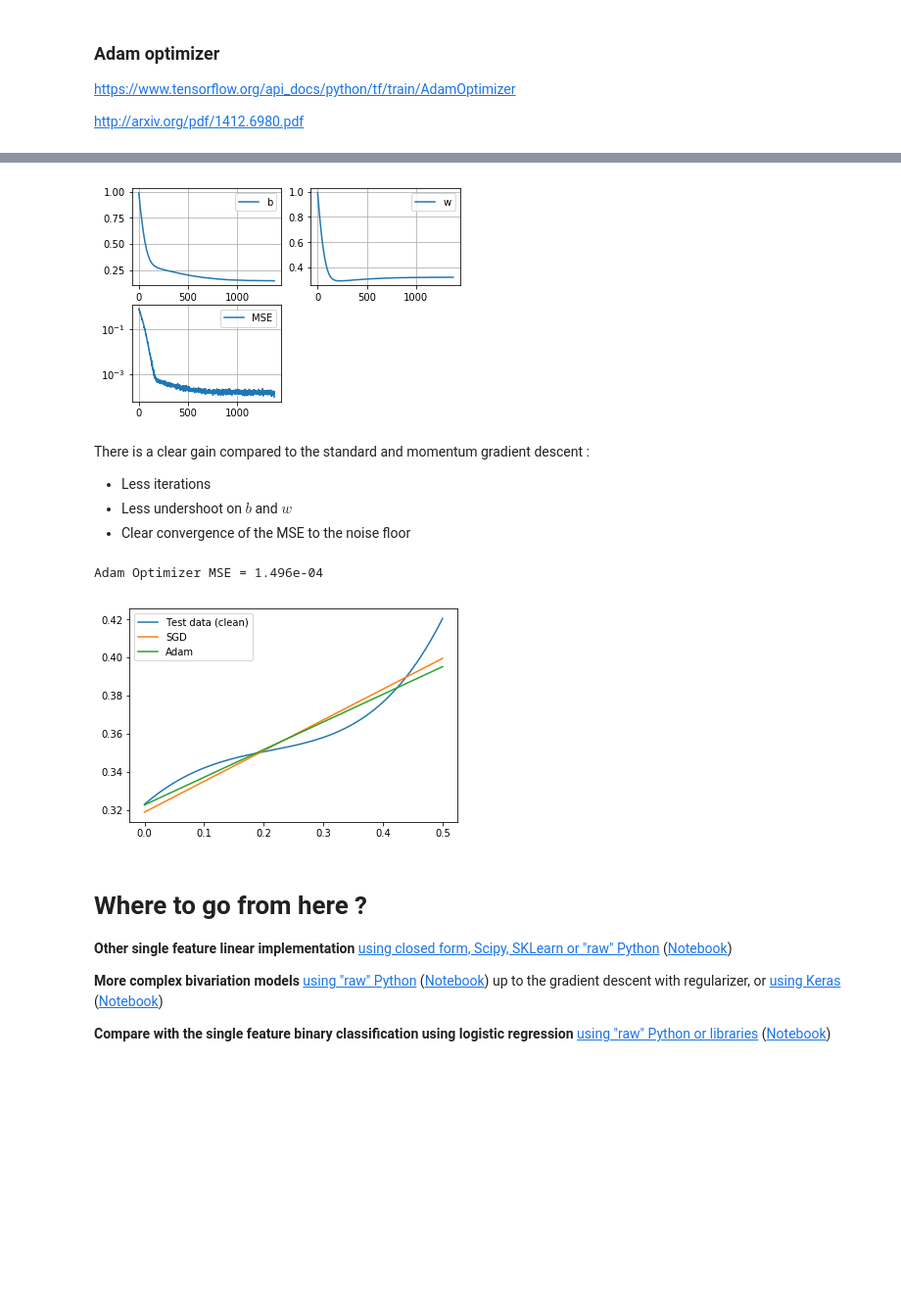
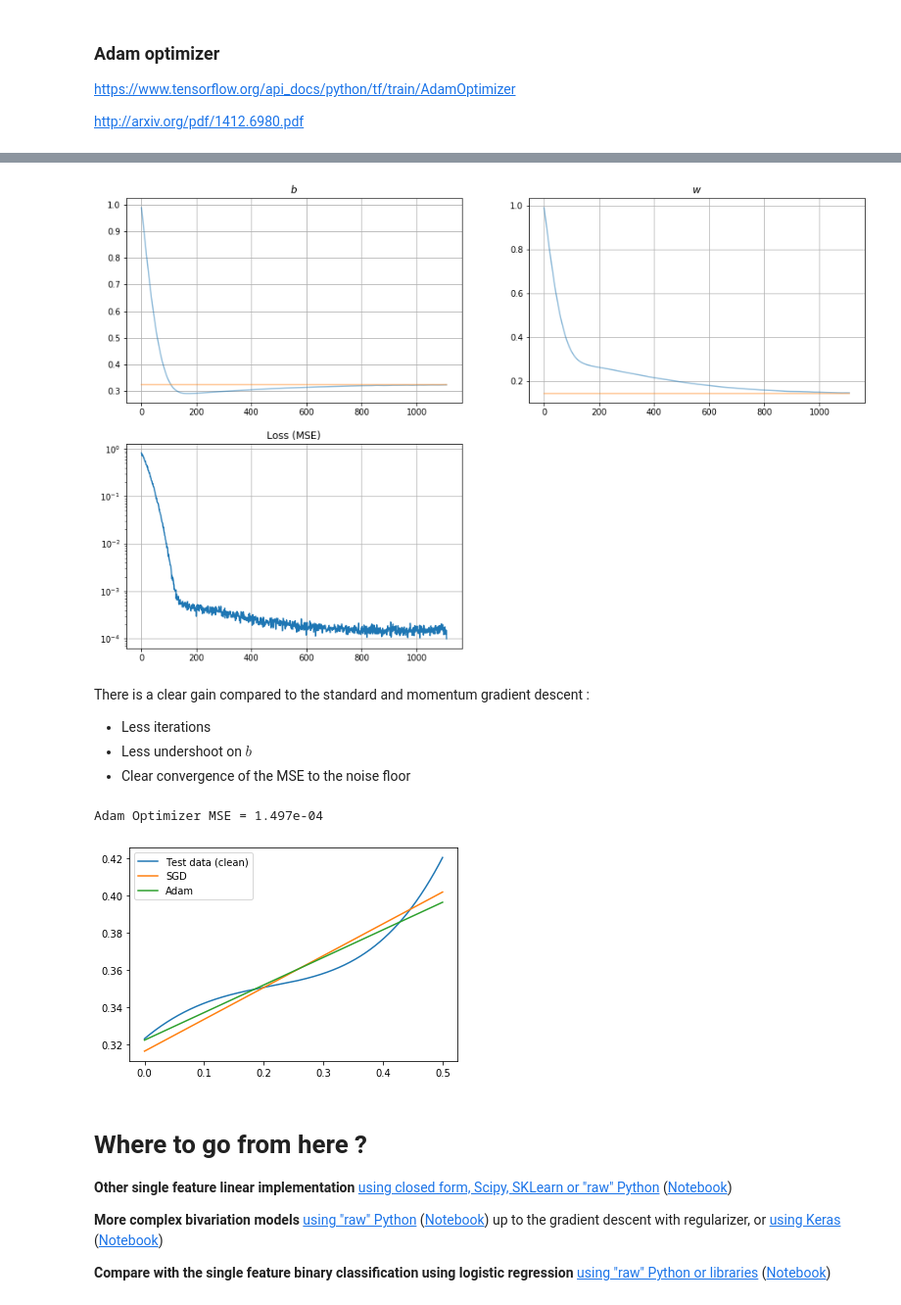
Before and after one commit to tonio73/data-science, a Jupyter notebook: linear/LinearRegressionUnivariate-TensorFlow.ipynb, the cells around one changed output, grey strips where cells are left out. Shown at 98% size. Saved outputs shown, nothing was run; the diff lists cells and outputs as text; code cells hidden in the pictures; blank space fills up the shorter version.

```diff
--- a/linear/LinearRegressionUnivariate-TensorFlow.ipynb
+++ b/linear/LinearRegressionUnivariate-TensorFlow.ipynb
@@ -115,18 +165,2 @@ Gradient Optimizer MSE = 1.550e-04
 # %% [markdown]
 ## Moment optimizer
-# %%
-# Moment optimizer
-train2 = tf.train.MomentumOptimizer(0.05, 0.5).minimize(Error)
-# Initialize values, create a session and run the model
-model = tf.global_variables_initializer()
-mse = 1
-wLearn = [];
-with tf.Session() as session:
-    session.run(model)
-    while mse > 1e-4:
-        (x_, y_, yClean) = generateBatch(nBatch, True)
-        _, mse, w, b = session.run([train2, Error, W, B], feed_dict={X: x_, Y: y_})
-        wLearn.append((w, b, mse))
-
-    print("Predicted model: {a:.3f} x + {b:.3f}, num iteration={c}".format(a=w, b=b, c=len(wLearn)))
-df2 = pandas.DataFrame(wLearn, columns = ('b', 'w', 'MSE'))
@@ -163,19 +225,3 @@ Moment Optimizer MSE = 1.499e-04
 https://www.tensorflow.org/api_docs/python/tf/train/AdamOptimizer
 
 http://arxiv.org/pdf/1412.6980.pdf
-# %%
-# The Gradient Descent Optimizer does the heavy lifting
-train3 = tf.train.AdamOptimizer(0.01, 0.1).minimize(Error)
-# Initialize values, create a session and run the model
-model = tf.global_variables_initializer()
-mse = 1
-wLearn = [];
-with tf.Session() as session:
-    session.run(model)
-    while mse > 1e-4:
-        (x_, y_, yClean) = generateBatch(nBatch, True)
-        _, mse, w, b = session.run([train3, Error, W, B], feed_dict={X: x_, Y: y_})
-        wLearn.append((w, b, mse))
-
-    print("Predicted model: {a:.3f} x + {b:.3f}, num iteration={c}".format(a=w, b=b, c=len(wLearn)))
-df3 = pandas.DataFrame(wLearn, columns = ('b', 'w', 'MSE'))
@@ -184,33 +263,28 @@ Predicted model: 0.145 x + 0.323, num iteration=1379
 # %%
-plt.subplot(2,2,1)
-plt.plot(df3['b'])
-plt.grid()
-plt.legend();
-plt.subplot(2,2,2)
-plt.plot(df3['w'])
-plt.grid()
-plt.legend();
+fig = plt.figure(figsize=(16,10))
+plotToRef('$b$', 2, 2, 1, bRef, df3['b'])
+plotToRef('$w$', 2, 2, 2, wRef, df3['w'])
 plt.subplot(2,2,3)
 plt.semilogy(df3['MSE'])
 plt.grid()
-plt.legend();
+plt.title(('Loss (MSE)'));
 # %% [output]
-[figure, old version]
+[figure, new version]
 # %% [markdown]
 There is a clear gain compared to the standard and momentum gradient descent :
 - Less iterations
-- Less undershoot on $b$ and $w$
+- Less undershoot on $b$
 - Clear convergence of the MSE to the noise floor
 # %%
 yEst3 = w * xTest + b
 # %%
 plt.plot(xTest, yTestClean1, xTest, yEst1, xTest, yEst3);
-plt.legend(('Test data (clean)', 'SGD', 'Adam'))
+plt.legend(('Test data (clean)', 'SGD', 'Adam'), loc='upper left')
 mse3 = metrics.mean_squared_error(yTest1, yEst3)
 print('Adam Optimizer MSE = {:.3e}'.format(mse3));
 # %% [output]
-Adam Optimizer MSE = 1.496e-04
+Adam Optimizer MSE = 1.497e-04
-[figure, old version]
+[figure, new version]
 # %% [markdown]
 # Where to go from here ?
 
```
Also changed, not shown: parts of 23 cells of this notebook, 5 other files.
